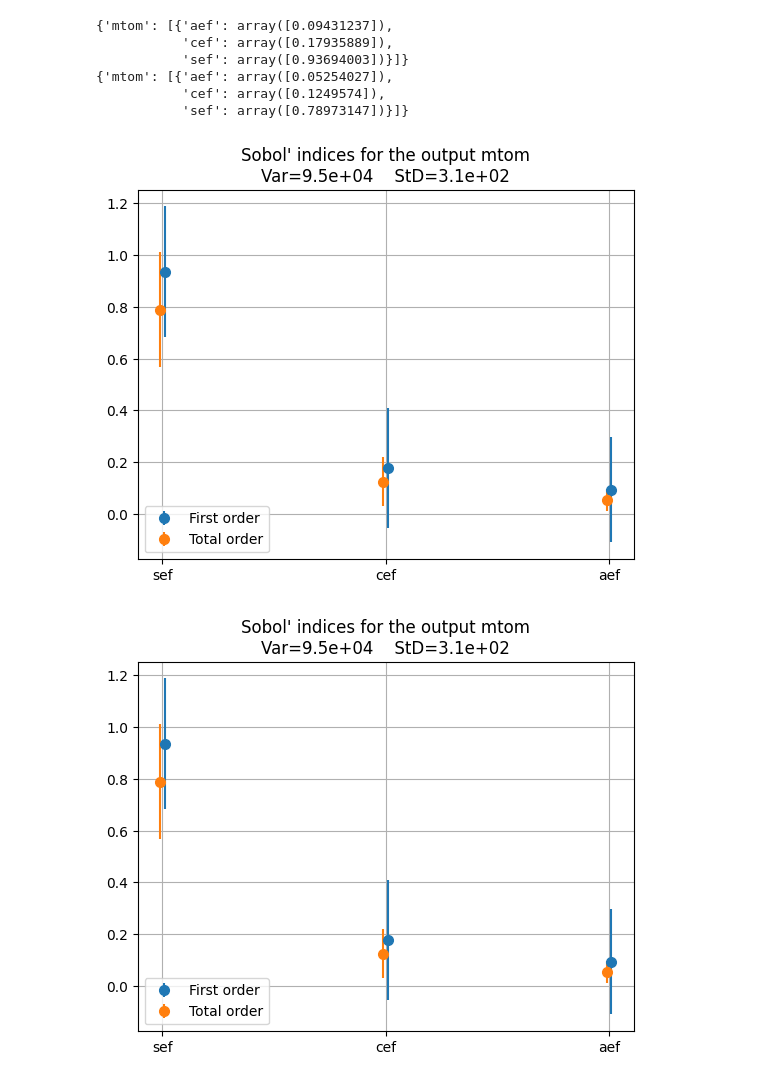
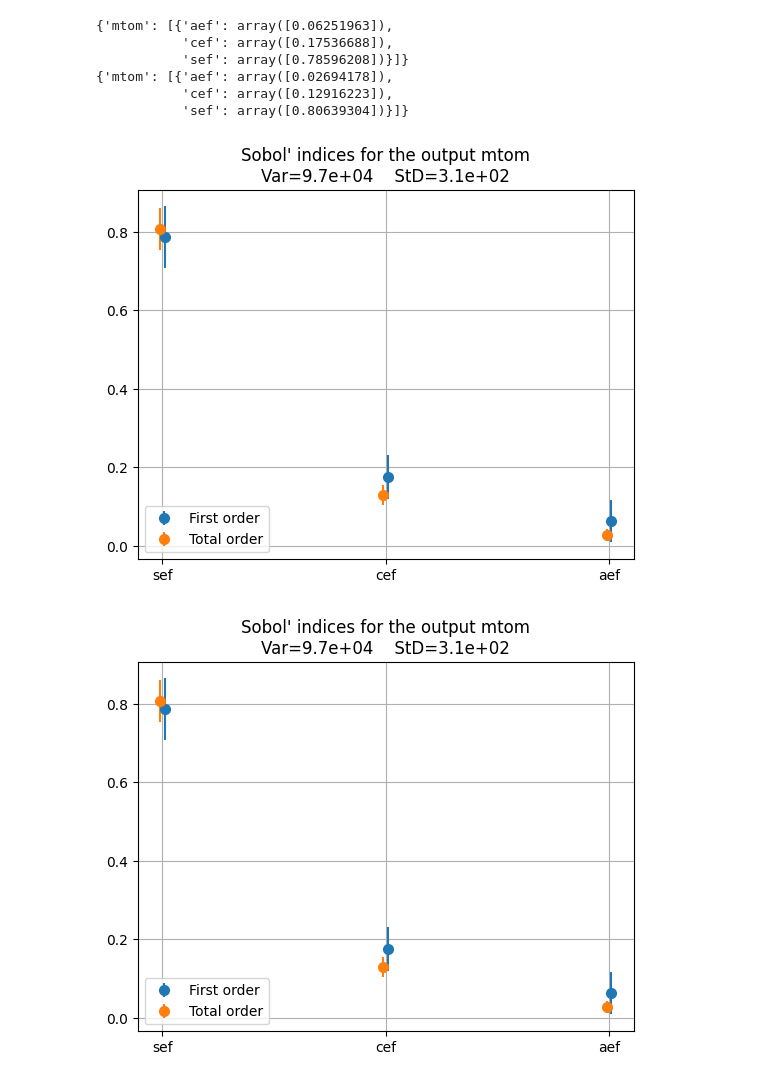
Before and after one commit to hannabkre/lh2pac, a Jupyter notebook: docs/scripts/project/problem2.ipynb, the cells around one changed output. Drawn from its saved outputs; the diff is of its cells as text; code cells hidden in the pictures.

```diff
--- a/docs/scripts/project/problem2.ipynb
+++ b/docs/scripts/project/problem2.ipynb
@@ -243,0 +77,6 @@ ulimit -n
+# %%
+sobol = SobolAnalysis()
+samples = sobol.compute_samples(disciplines, uncertain_space, 10000)
+# to_pickle(samples, "samples.pkl")
+sobol = SobolAnalysis(samples)
+sobol.compute_indices(output_names=["mtom"])
@@ -245,14 +92,14 @@ ulimit -n
 pprint.pprint(sobol.indices.first)
 pprint.pprint(sobol.indices.total)
 # %% [output]
-{'mtom': [{'aef': array([0.09431237]),
-           'cef': array([0.17935889]),
-           'sef': array([0.93694003])}]}
-{'mtom': [{'aef': array([0.05254027]),
-           'cef': array([0.1249574]),
-           'sef': array([0.78973147])}]}
+{'mtom': [{'aef': array([0.06251963]),
+           'cef': array([0.17536688]),
+           'sef': array([0.78596208])}]}
+{'mtom': [{'aef': array([0.02694178]),
+           'cef': array([0.12916223]),
+           'sef': array([0.80639304])}]}
 # %%
-sobol.plot("mtom", save=False, show=True)
+sobol.plot("mtom", save=False, show=False)
 # %% [output]
-[figure, old version]
+[figure, new version]
-[figure, old version]
+[figure, new version]
```
Also changed, not shown: parts of 46 cells of this notebook.
